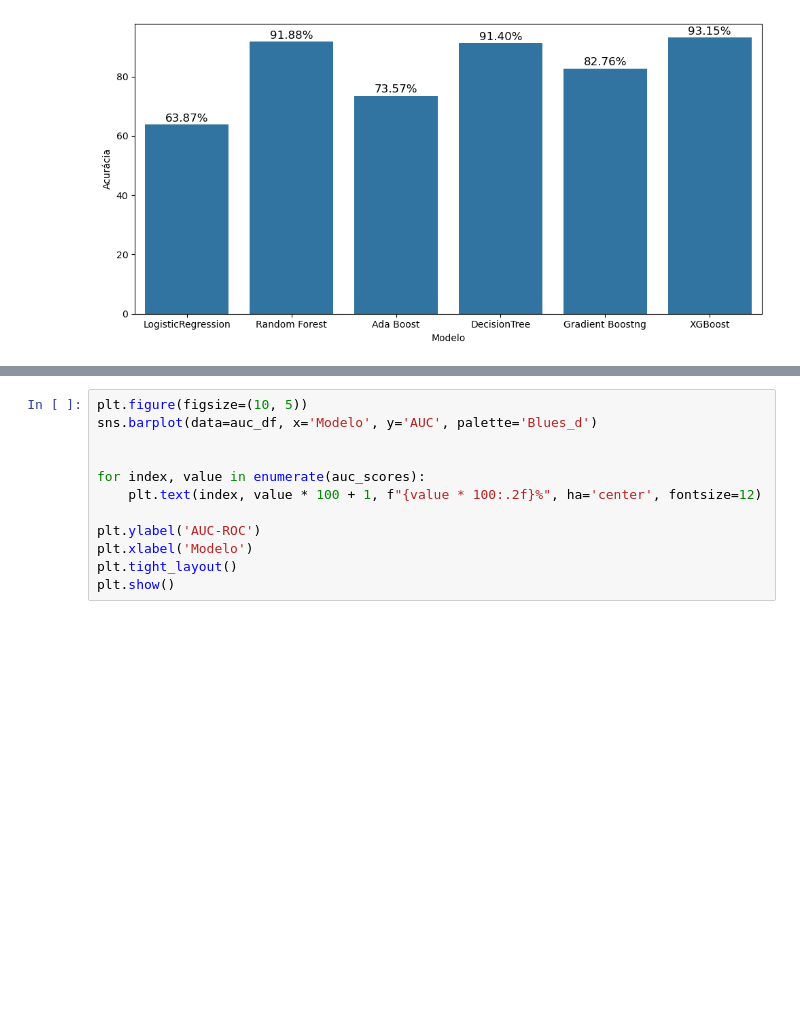
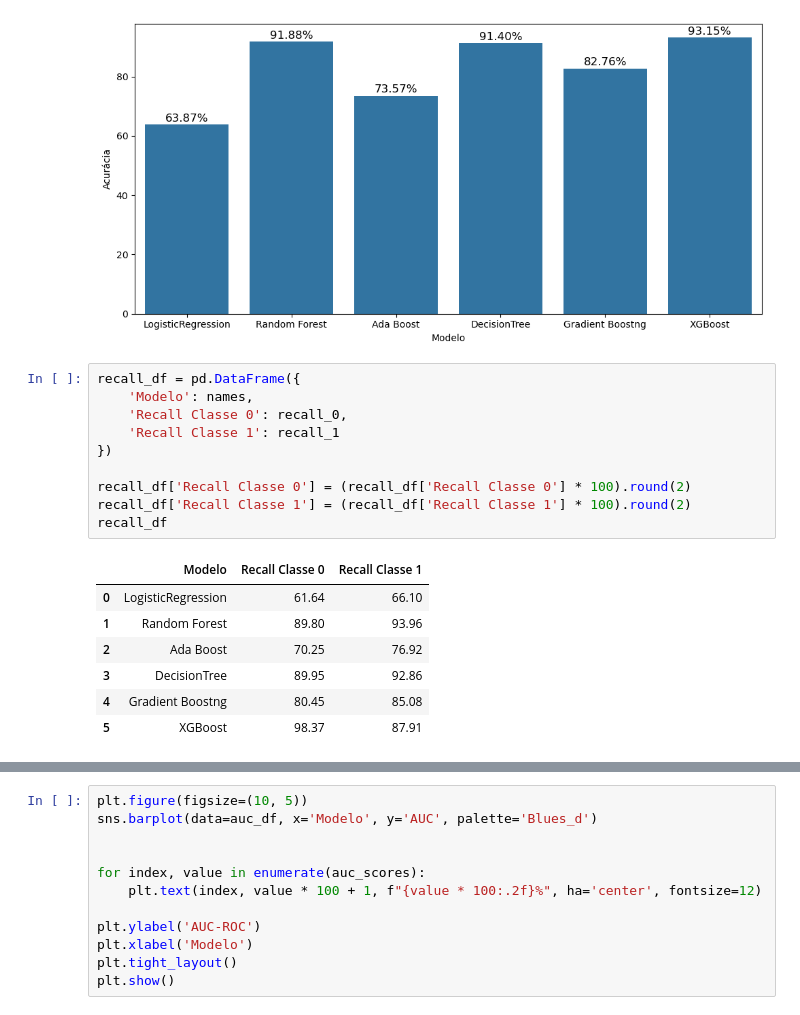
Before and after one commit to RodrigoD4v/Deteccao-de-Fraude-ML, a Jupyter notebook: notebooks/deteccao_fraudes_pagamentos.ipynb, the cells around one changed output, grey strips where cells are left out. Cells and saved outputs as stored; diff of their text form; blank space fills up the shorter version.

```diff
--- a/notebooks/deteccao_fraudes_pagamentos.ipynb
+++ b/notebooks/deteccao_fraudes_pagamentos.ipynb
@@ -607,3 +612,21 @@ plt.tight_layout()
 plt.show()
 # %% [output]
 [figure]
+# %%
+recall_df = pd.DataFrame({
+    'Modelo': names,
+    'Recall Classe 0': recall_0,
+    'Recall Classe 1': recall_1
+})
+
+recall_df['Recall Classe 0'] = (recall_df['Recall Classe 0'] * 100).round(2)
+recall_df['Recall Classe 1'] = (recall_df['Recall Classe 1'] * 100).round(2)
+recall_df
+# %% [output]
+|  | Modelo | Recall Classe 0 | Recall Classe 1 |
+| 0 | LogisticRegression | 61.64 | 66.10 |
+| 1 | Random Forest | 89.80 | 93.96 |
+| 2 | Ada Boost | 70.25 | 76.92 |
+| 3 | DecisionTree | 89.95 | 92.86 |
+| 4 | Gradient Boostng | 80.45 | 85.08 |
+| 5 | XGBoost | 98.37 | 87.91 |
```
Also changed, not shown: parts of 4 cells of this notebook.
